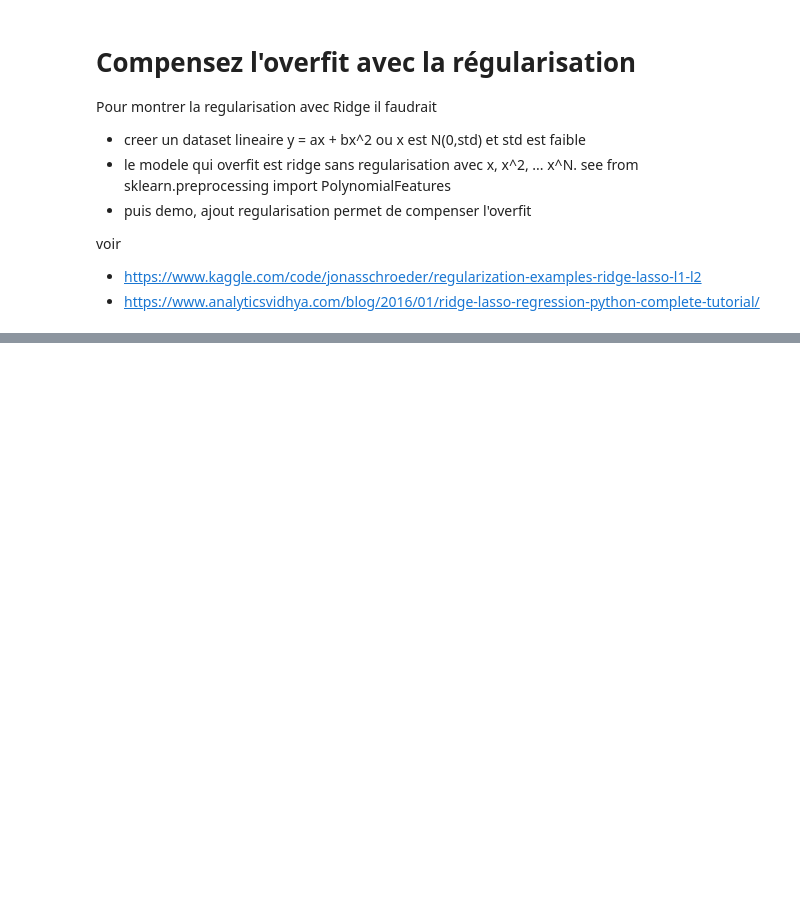
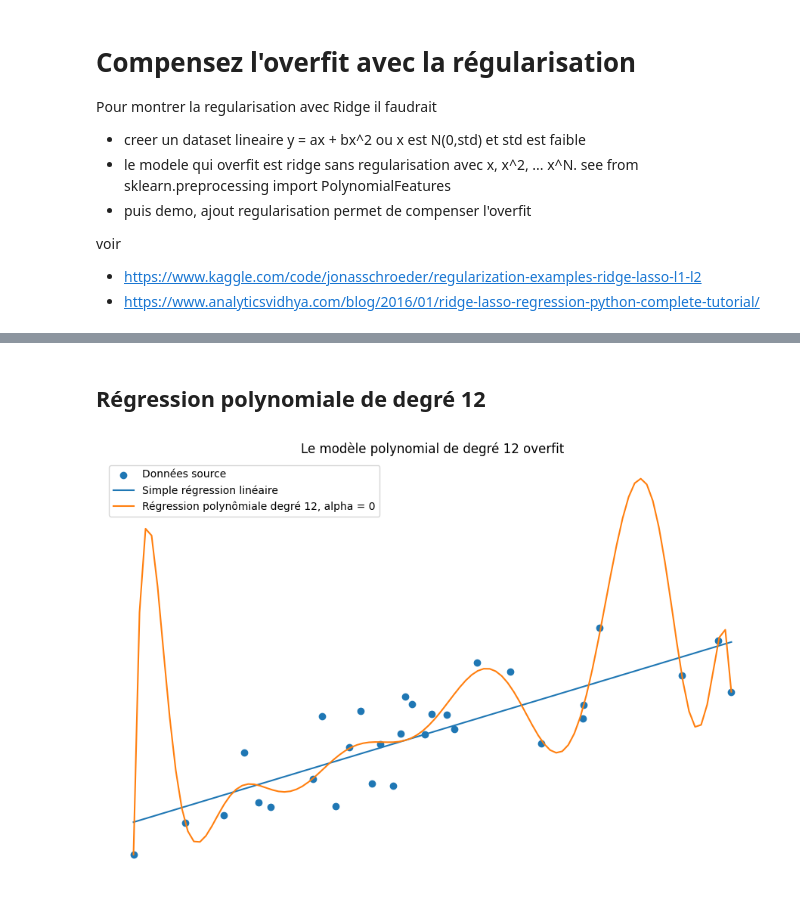
Before and after one commit to OpenClassrooms-Student-Center/8063076-Initiez-vous-au-Machine-Learning, a Jupyter notebook: notebooks/P4C2_robustesse_modele.ipynb, the cells around one changed output, grey strips where cells are left out. Drawn from its saved outputs; the diff is of its cells as text; code cells hidden in the pictures; blank space fills up the shorter version.

```diff
--- a/notebooks/P4C2_robustesse_modele.ipynb
+++ b/notebooks/P4C2_robustesse_modele.ipynb
@@ -33,0 +64,30 @@ voir
+# %% [markdown]
+## Régression polynomiale de degré 12
+# %%
+        fig = plt.figure( figsize=(9, 6))
+        ax = fig.add_subplot(1, 1, 1)
+        ax.scatter(X[:,0], y, label=f"Données source")
+        model = Ridge(alpha=0)
+        model.fit(X, y)
+
+        y_pred = model.predict(input.reshape(-1, 1))
+        ax.plot(input, y_pred, label=f"Simple régression linéaire")
+
+        pol = PolynomialFeatures(12, include_bias = False)
+        XX = pol.fit_transform(X)
+        px = pol.transform(input.reshape(-1, 1))
+
+        # sans regularisation
+        model = Ridge(alpha=0)
+        model.fit(XX, y)
+
+        y_pred = model.predict(px)
+        ax.plot(input, y_pred, label=f"Régression polynômiale degré 12, alpha = 0")
+
+        ax.set_axis_off()
+        ax.legend()
+        ax.set_title("Le modèle polynomial de degré 12 overfit")
+        plt.tight_layout()
+        plt.show()
+# %% [output]
+[figure, added]
```
Also changed, not shown: parts of 4 cells of this notebook, 6 other files.
